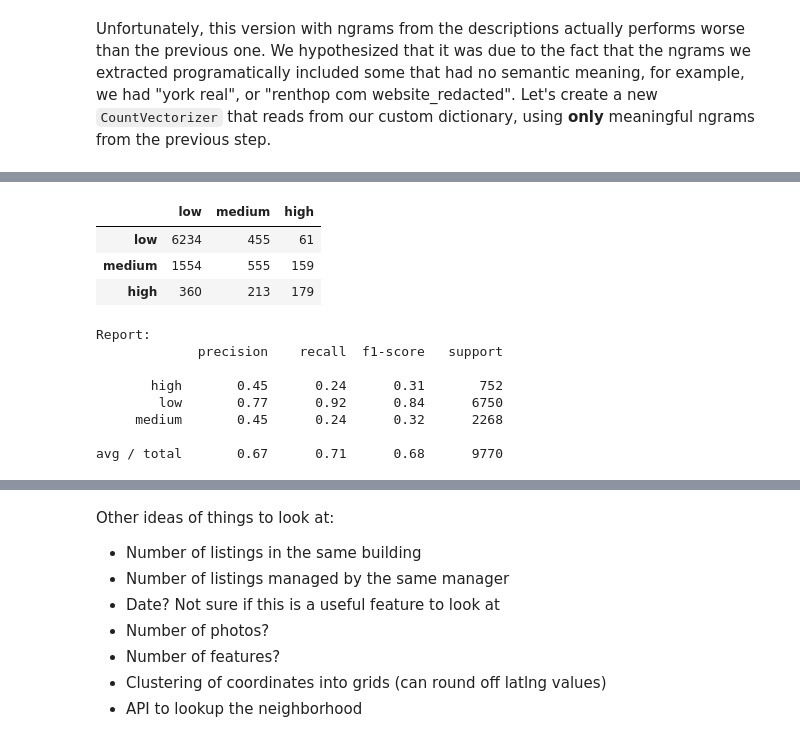
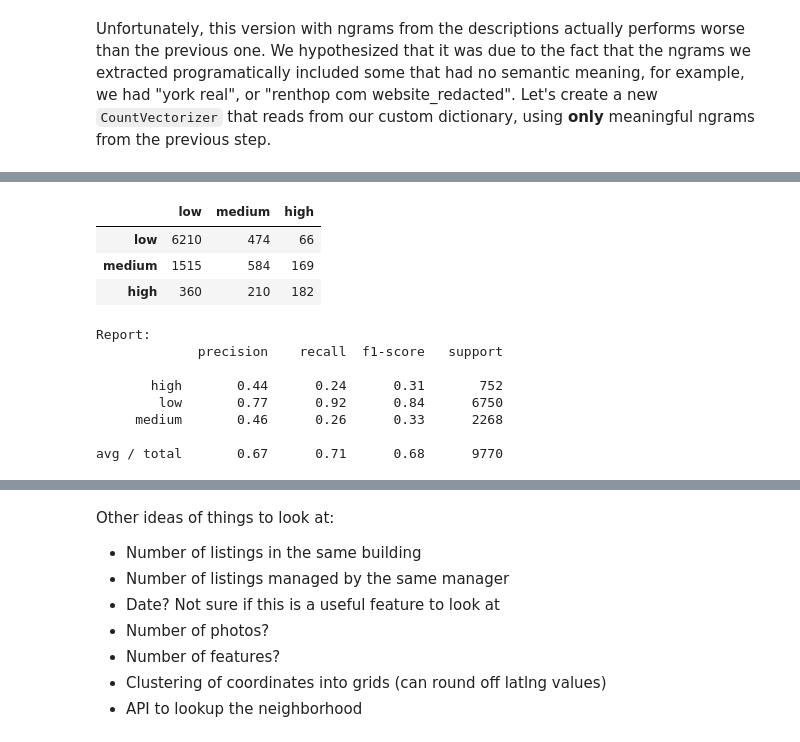
Before and after one commit to ningjung/renthop-kaggle-team-project, a Jupyter notebook: Project 2 Final Report.ipynb, the cells around one changed output, grey strips where cells are left out. Drawn from its saved outputs; the diff is of its cells as text; code cells hidden in the pictures.

```diff
--- a/Project 2 Final Report.ipynb
+++ b/Project 2 Final Report.ipynb
@@ -540,9 +585,10 @@ custom_vocab.vocabulary_
 # %%
 # now, lets create new columns to encode the presence of these ngrams
 desc = [cleandesc(x) for x in train1['description'].values]
-custom_vocab_df = pd.DataFrame(custom_vocab.transform(desc).toarray())
+custom_vocab2_df = pd.DataFrame(custom_vocab2.transform(desc).toarray())
+custom_vocab3_df = pd.DataFrame(custom_vocab3.transform(desc).toarray())
 
-train2 = pd.concat([train1, custom_vocab_df], axis=1)
+train2 = pd.concat([train1, custom_vocab2_df, custom_vocab3_df], axis=1)
 
 # extract X and Y
 y_train = train2['interest_level'].values
@@ -563,13 +611,13 @@ Log Loss: 1.9697981492955041
 Confusion Matrix:
 |  | low | medium | high |
-| low | 6234 | 455 | 61 |
-| medium | 1554 | 555 | 159 |
-| high | 360 | 213 | 179 |
+| low | 6210 | 474 | 66 |
+| medium | 1515 | 584 | 169 |
+| high | 360 | 210 | 182 |
 Report:
              precision    recall  f1-score   support
 
-       high       0.45      0.24      0.31       752
+       high       0.44      0.24      0.31       752
         low       0.77      0.92      0.84      6750
-     medium       0.45      0.24      0.32      2268
+     medium       0.46      0.26      0.33      2268
 
 avg / total       0.67      0.71      0.68      9770
```
Also changed, not shown: parts of 10 cells of this notebook.
